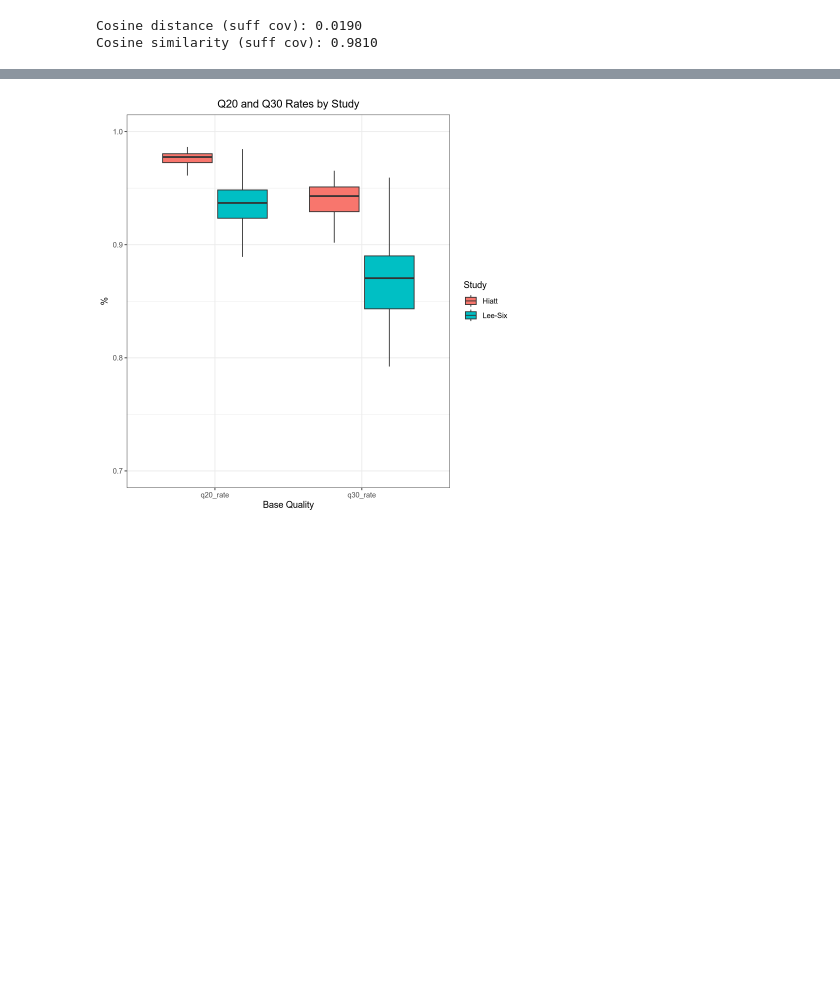
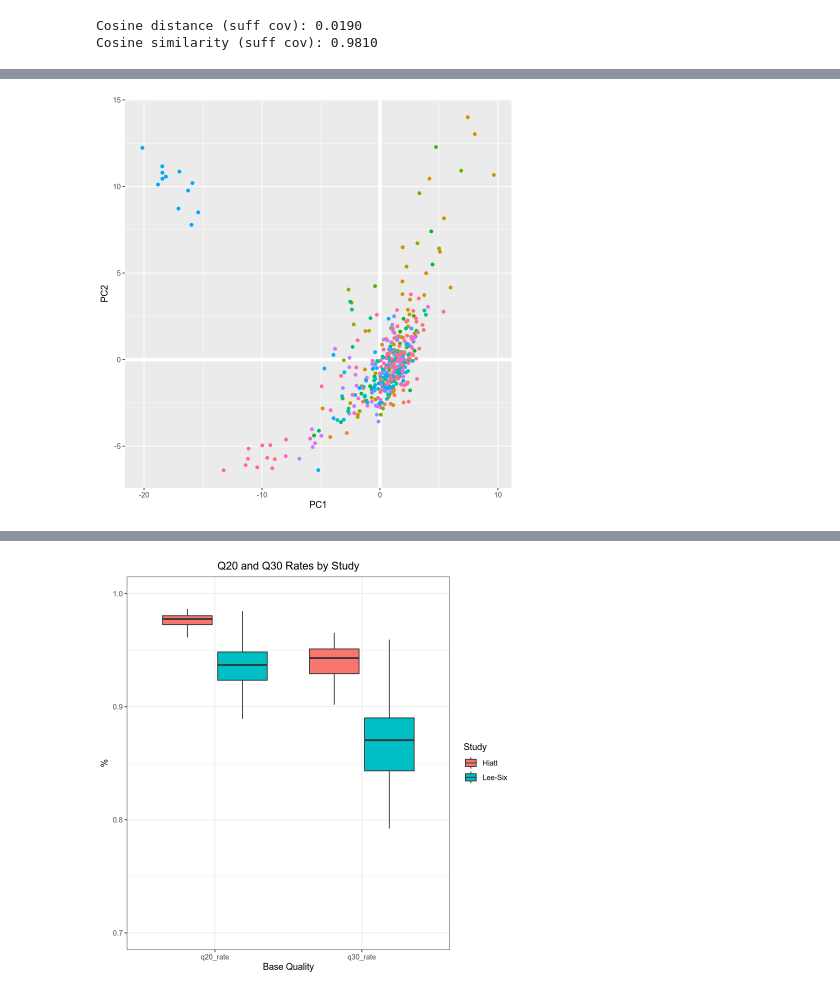
Before and after one commit to laurelhiatt/SEMIColon, a Jupyter notebook: scripts/figures/Figure1.ipynb, the cells around one changed output, grey strips where cells are left out. Cells and saved outputs as stored; diff of their text form; code cells hidden in the pictures; blank space fills up the shorter version.

```diff
--- a/scripts/figures/Figure1.ipynb
+++ b/scripts/figures/Figure1.ipynb
@@ -318,0 +628,7 @@ Cosine similarity (suff cov): 0.9810
+# %%
+ggplot(PC, aes(PC1, PC2, color = donor)) +
+  modelr::geom_ref_line(h = 0) +
+  modelr::geom_ref_line(v = 0) +
+  geom_point() + theme(legend.position = "none")
+# %% [output]
+[figure, added]
```
Also changed, not shown: parts of 19 cells of this notebook, 1 other file.
